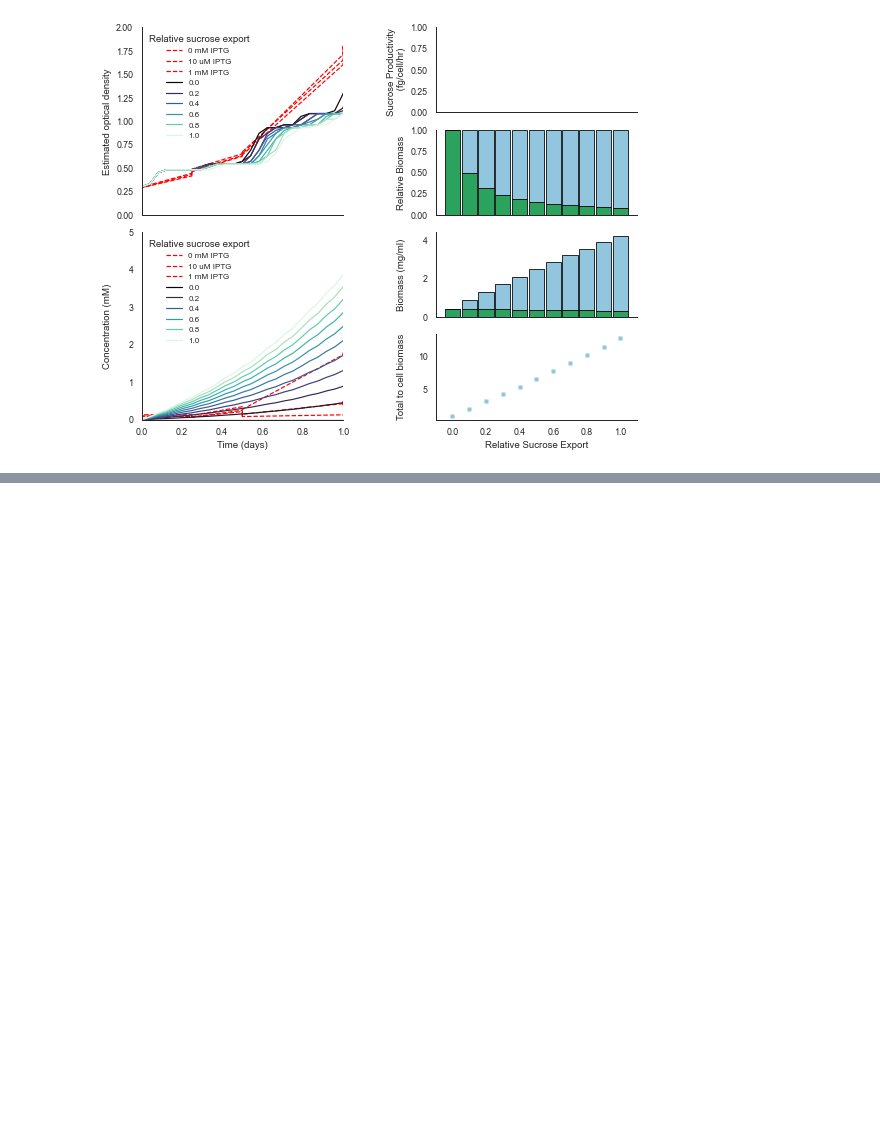
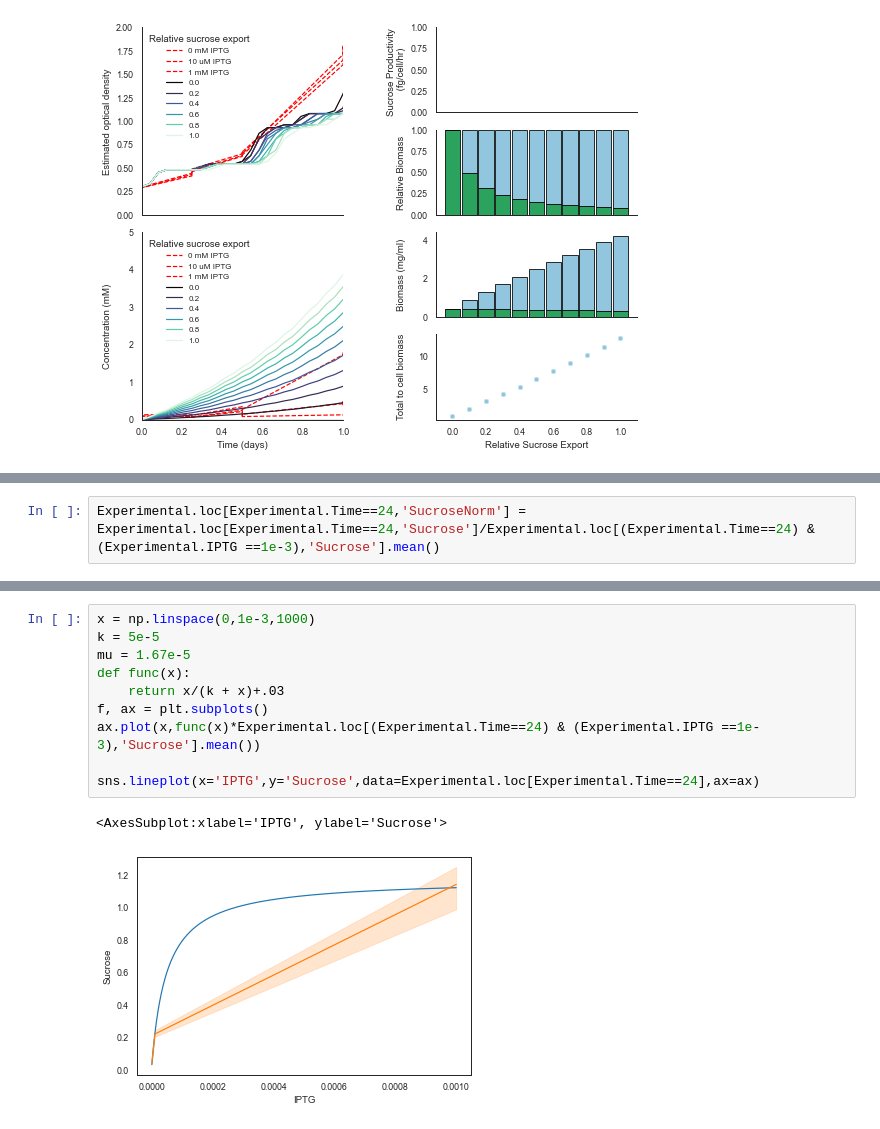
Before and after one commit to Jsakkos/nufeb-cyano-e-coli, a Jupyter notebook: notebooks/Model validation SE - Copy.ipynb, the cells around one changed output, grey strips where cells are left out. Drawn from its saved outputs; the diff is of its cells as text; blank space fills up the shorter version.

```diff
--- a/notebooks/Model validation SE - Copy.ipynb
+++ b/notebooks/Model validation SE - Copy.ipynb
@@ -258,0 +273,2 @@ fig.align_ylabels()
+# %%
+Experimental.loc[Experimental.Time==24,'SucroseNorm'] = Experimental.loc[Experimental.Time==24,'Sucrose']/Experimental.loc[(Experimental.Time==24) & (Experimental.IPTG ==1e-3),'Sucrose'].mean()
@@ -258,0 +289,13 @@ fig.align_ylabels()
+# %%
+x = np.linspace(0,1e-3,1000)
+k = 5e-5
+mu = 1.67e-5
+def func(x):
+    return x/(k + x)+.03
+f, ax = plt.subplots()
+ax.plot(x,func(x)*Experimental.loc[(Experimental.Time==24) & (Experimental.IPTG ==1e-3),'Sucrose'].mean())
+
+sns.lineplot(x='IPTG',y='Sucrose',data=Experimental.loc[Experimental.Time==24],ax=ax)
+# %% [output]
+<AxesSubplot:xlabel='IPTG', ylabel='Sucrose'>
+[figure, added]
```
Also changed, not shown: parts of 24 cells of this notebook, 1 other file.
